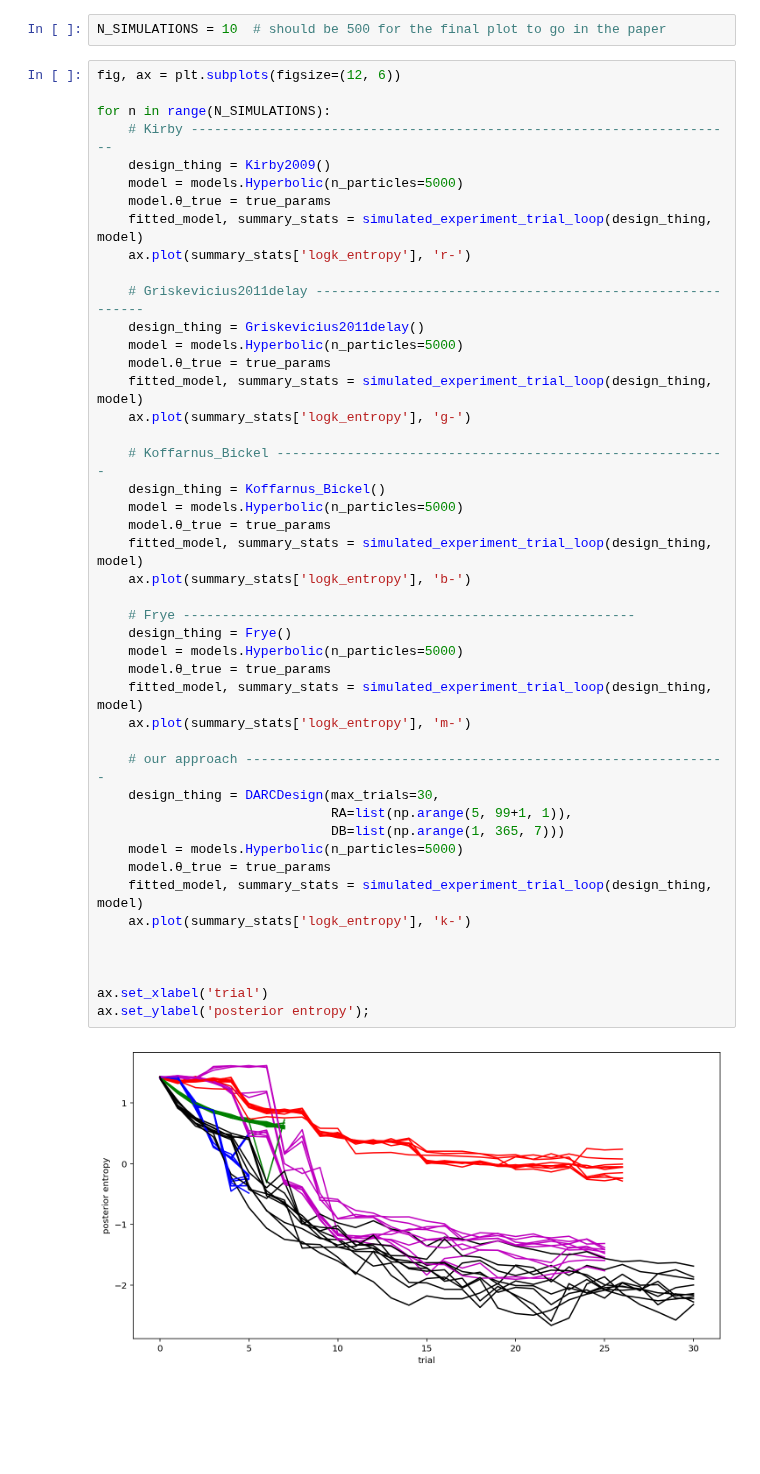
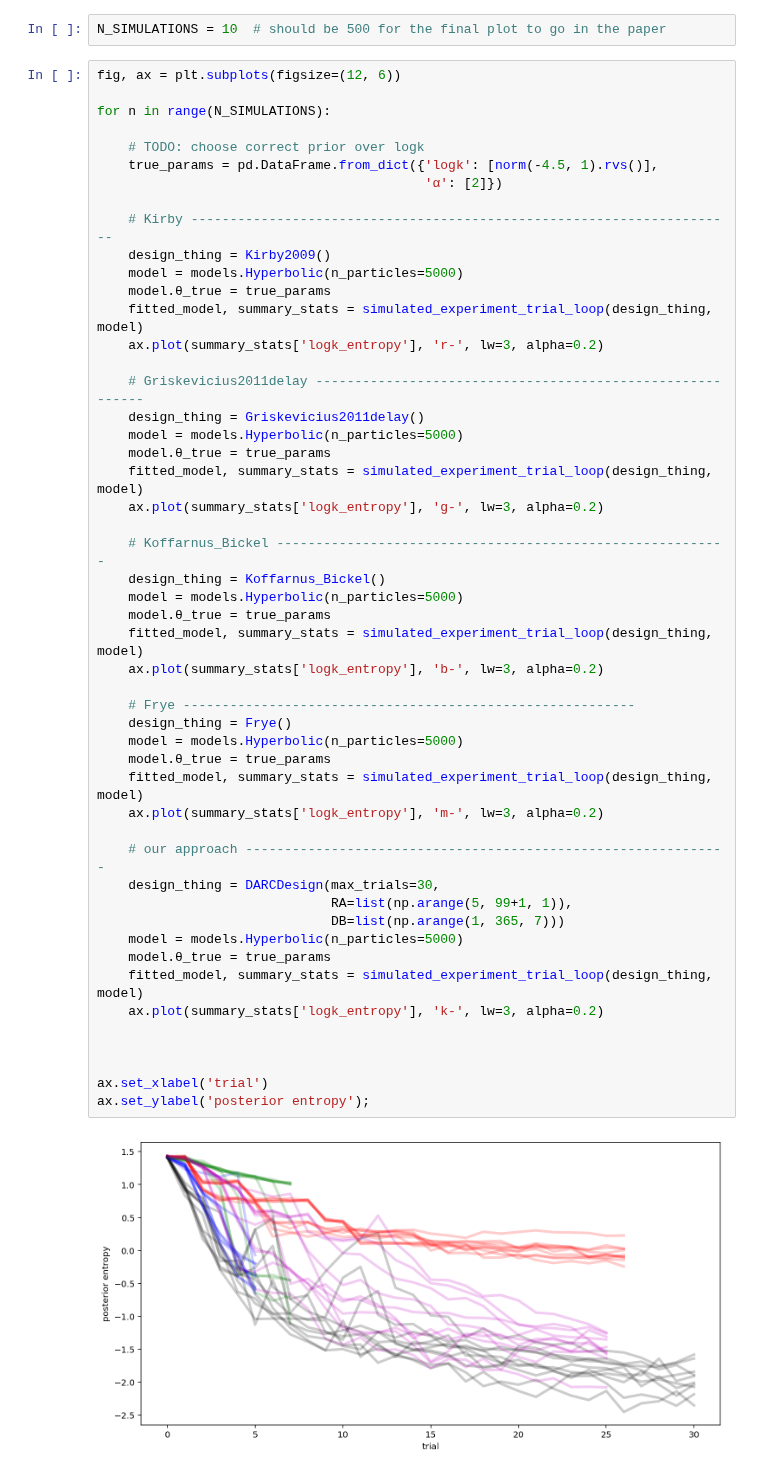
Before and after one commit to drbenvincent/darc_toolbox, a Jupyter notebook: dev/posterior entropy test.ipynb, the cells around one changed output. Saved outputs shown, nothing was run; the diff lists cells and outputs as text; blank space fills up the shorter version.

Commit message:
updated logk prior; improvements to entropy plot #43

```diff
--- a/dev/posterior entropy test.ipynb
+++ b/dev/posterior entropy test.ipynb
@@ -56,46 +57,51 @@ N_SIMULATIONS = 10  # should be 500 for the final plot to go in the paper
 fig, ax = plt.subplots(figsize=(12, 6))
 
 for n in range(N_SIMULATIONS):
+
+    # TODO: choose correct prior over logk
+    true_params = pd.DataFrame.from_dict({'logk': [norm(-4.5, 1).rvs()],
+                                          'α': [2]})
+
     # Kirby ----------------------------------------------------------------------
     design_thing = Kirby2009()
     model = models.Hyperbolic(n_particles=5000)
     model.θ_true = true_params
     fitted_model, summary_stats = simulated_experiment_trial_loop(design_thing, model)
-    ax.plot(summary_stats['logk_entropy'], 'r-')
+    ax.plot(summary_stats['logk_entropy'], 'r-', lw=3, alpha=0.2)
 
     # Griskevicius2011delay ----------------------------------------------------------
     design_thing = Griskevicius2011delay()
     model = models.Hyperbolic(n_particles=5000)
     model.θ_true = true_params
     fitted_model, summary_stats = simulated_experiment_trial_loop(design_thing, model)
-    ax.plot(summary_stats['logk_entropy'], 'g-')
+    ax.plot(summary_stats['logk_entropy'], 'g-', lw=3, alpha=0.2)
 
     # Koffarnus_Bickel ----------------------------------------------------------
     design_thing = Koffarnus_Bickel()
     model = models.Hyperbolic(n_particles=5000)
     model.θ_true = true_params
     fitted_model, summary_stats = simulated_experiment_trial_loop(design_thing, model)
-    ax.plot(summary_stats['logk_entropy'], 'b-')
+    ax.plot(summary_stats['logk_entropy'], 'b-', lw=3, alpha=0.2)
 
     # Frye ----------------------------------------------------------
     design_thing = Frye()
     model = models.Hyperbolic(n_particles=5000)
     model.θ_true = true_params
     fitted_model, summary_stats = simulated_experiment_trial_loop(design_thing, model)
-    ax.plot(summary_stats['logk_entropy'], 'm-')
+    ax.plot(summary_stats['logk_entropy'], 'm-', lw=3, alpha=0.2)
 
     # our approach --------------------------------------------------------------
     design_thing = DARCDesign(max_trials=30,
                               RA=list(np.arange(5, 99+1, 1)),
                               DB=list(np.arange(1, 365, 7)))
     model = models.Hyperbolic(n_particles=5000)
     model.θ_true = true_params
     fitted_model, summary_stats = simulated_experiment_trial_loop(design_thing, model)
-    ax.plot(summary_stats['logk_entropy'], 'k-')
+    ax.plot(summary_stats['logk_entropy'], 'k-', lw=3, alpha=0.2)
 
 
 
 ax.set_xlabel('trial')
 ax.set_ylabel('posterior entropy');
 # %% [output]
-[figure, old version]
+[figure, new version]
```
Also changed, not shown: parts of 4 cells of this notebook, 1 other file.
